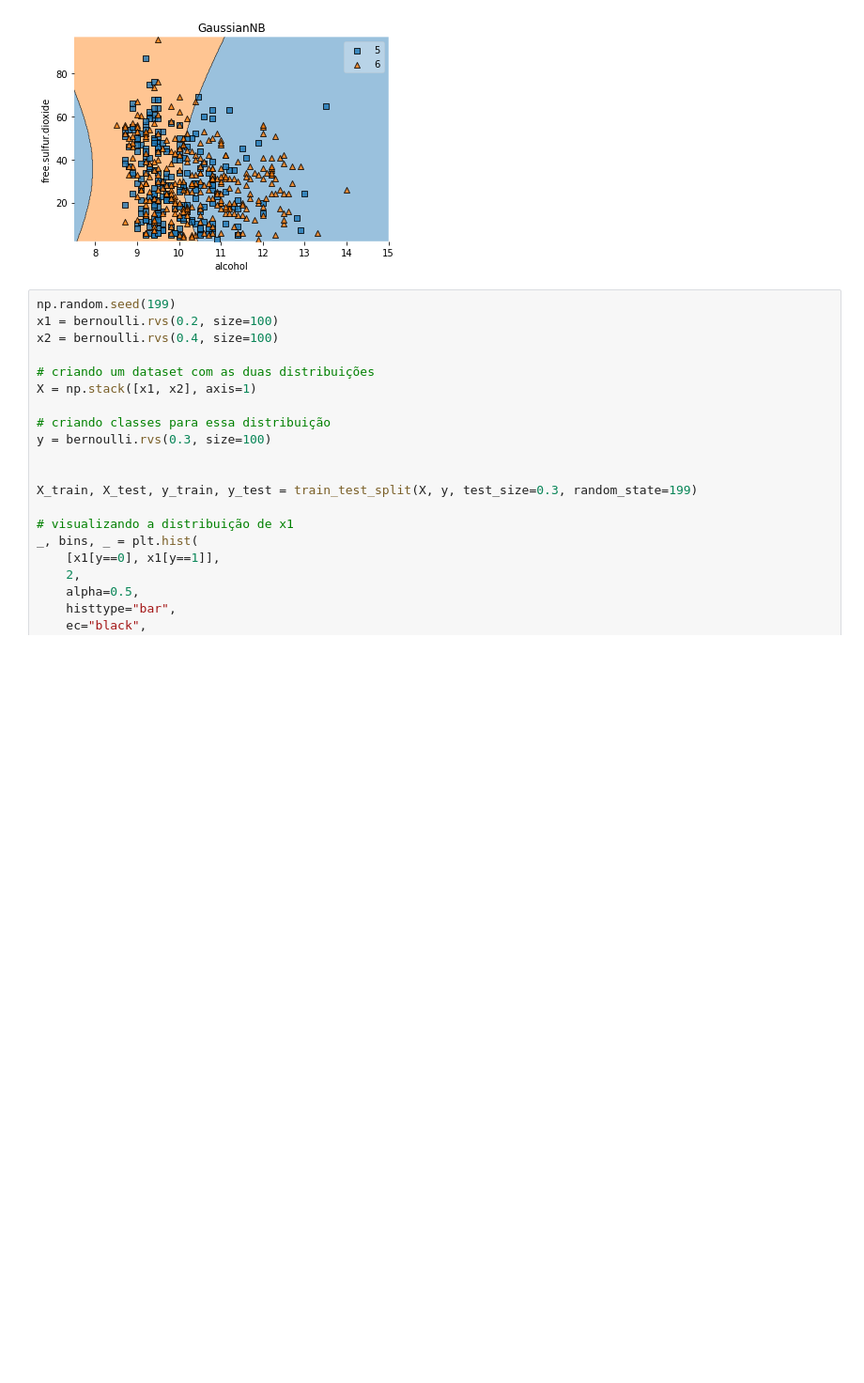
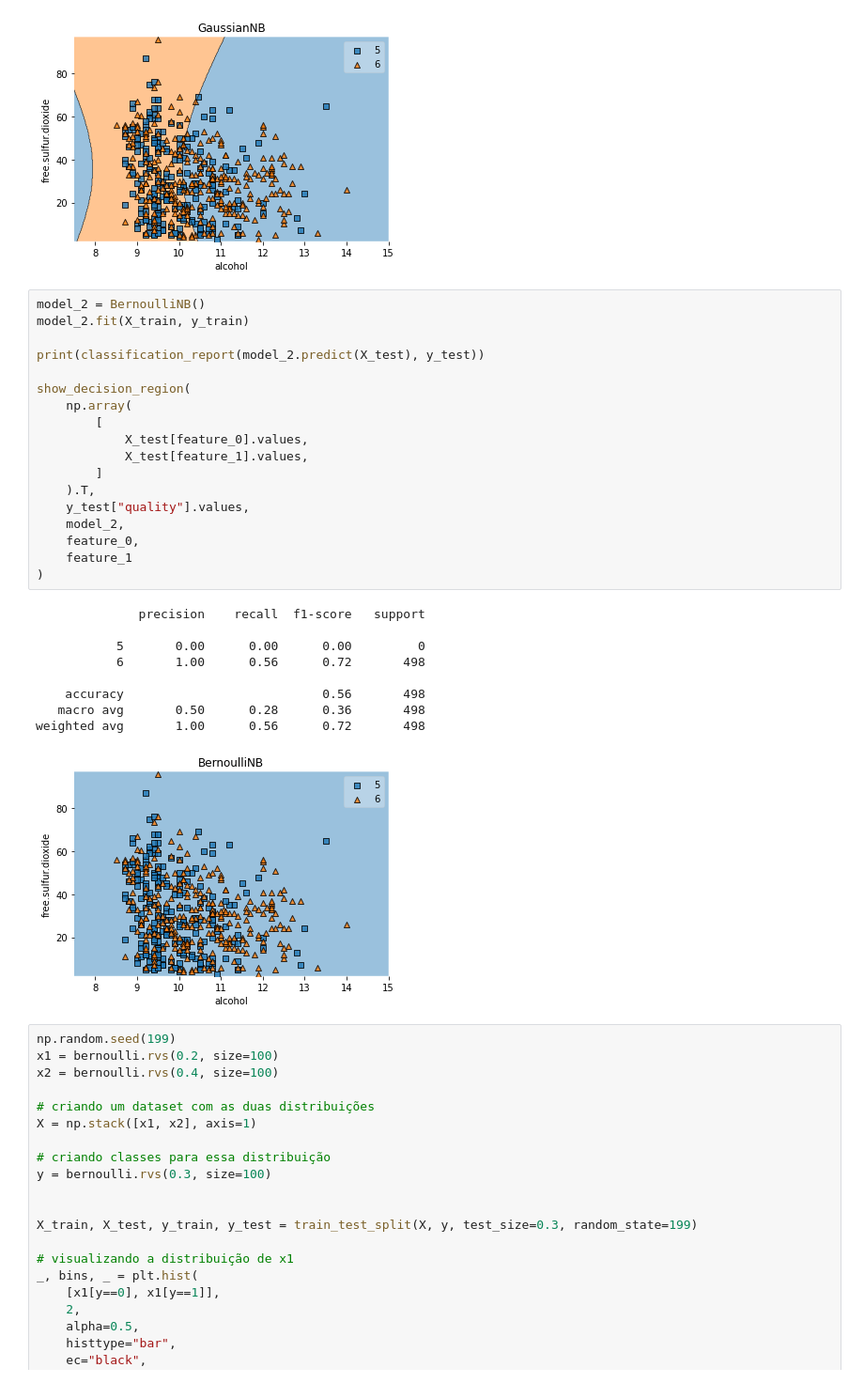
Before and after one commit to maurofalc/projeto-aprendizagem-de-maquina, a Jupyter notebook: NB.ipynb, the cells around one changed output. Shown: that part at 94% size. Cells and saved outputs as stored; diff of their text form; blank space fills up the shorter version.

```diff
--- a/NB.ipynb
+++ b/NB.ipynb
@@ -153,6 +154,34 @@ show_decision_region(
    macro avg       0.62      0.62      0.61       498
 weighted avg       0.63      0.61      0.61       498
 [figure]
+# %%
+model_2 = BernoulliNB()
+model_2.fit(X_train, y_train)
+
+print(classification_report(model_2.predict(X_test), y_test))
+
+show_decision_region(
+    np.array(
+        [
+            X_test[feature_0].values,
+            X_test[feature_1].values,
+        ]
+    ).T,
+    y_test["quality"].values,
+    model_2,
+    feature_0,
+    feature_1
+)
+# %% [output]
+              precision    recall  f1-score   support
+
+           5       0.00      0.00      0.00         0
+           6       1.00      0.56      0.72       498
+
+    accuracy                           0.56       498
+   macro avg       0.50      0.28      0.36       498
+weighted avg       1.00      0.56      0.72       498
+[figure, added]
 # %%
 np.random.seed(199)
 x1 = bernoulli.rvs(0.2, size=100)
```
Also changed, not shown: parts of 1 cell of this notebook, 4 other files.
